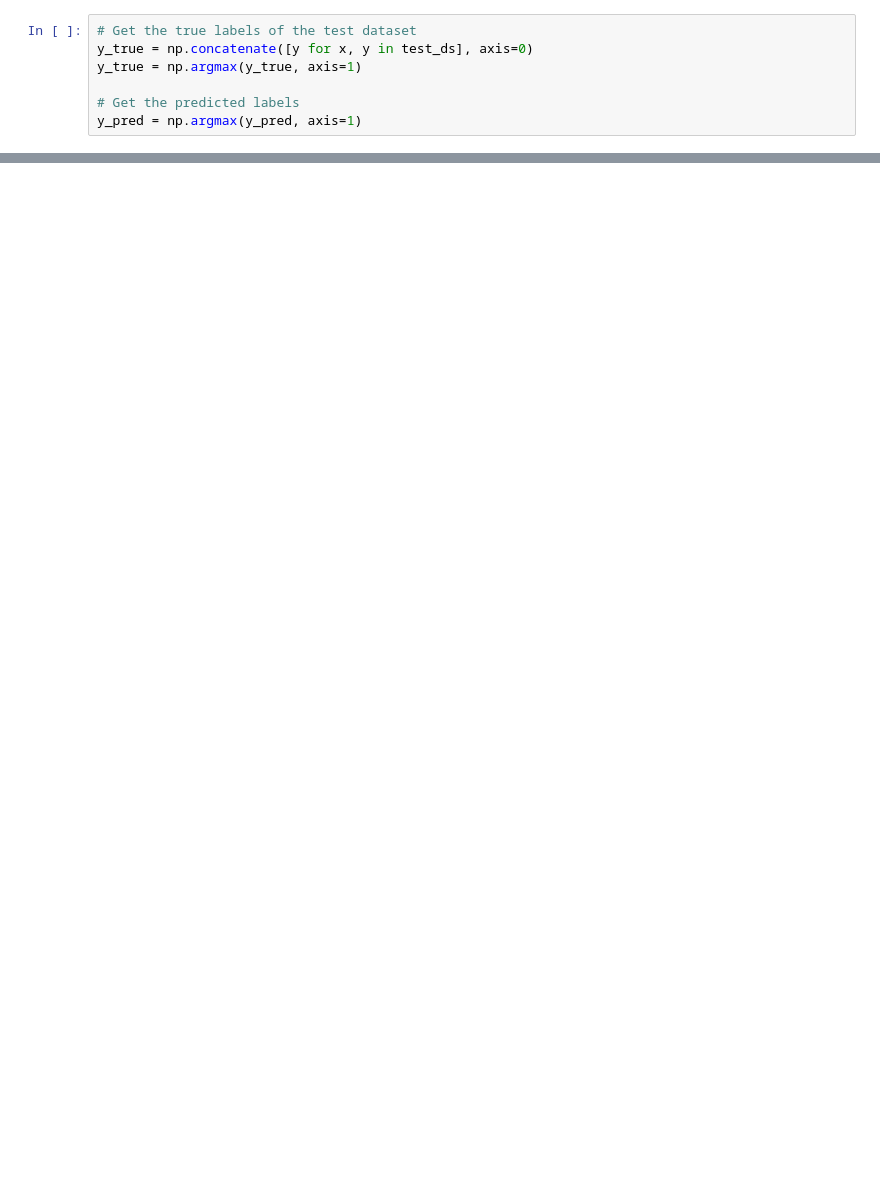
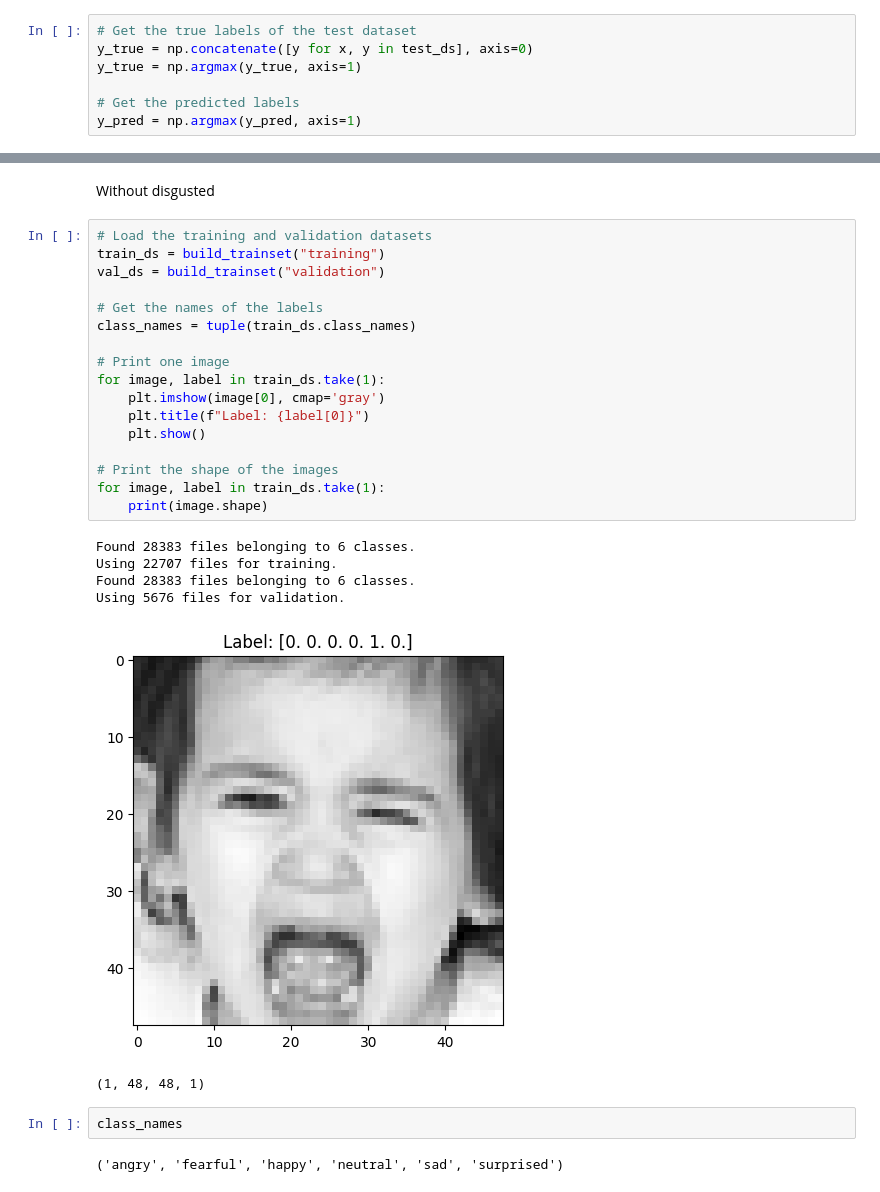
Before and after one commit to JoeyBowman/AppML-Final-Project-2024, a Jupyter notebook: EfficientNet_V4.ipynb, the cells around one changed output, grey strips where cells are left out. Cells and saved outputs as stored; diff of their text form; blank space fills up the shorter version.

```diff
--- a/EfficientNet_V4.ipynb
+++ b/EfficientNet_V4.ipynb
@@ -379,0 +390,30 @@ for image, label in test_ds.take(1):
+# %% [markdown]
+Without disgusted
+# %%
+# Load the training and validation datasets
+train_ds = build_trainset("training")
+val_ds = build_trainset("validation")
+
+# Get the names of the labels
+class_names = tuple(train_ds.class_names)
+
+# Print one image
+for image, label in train_ds.take(1):
+    plt.imshow(image[0], cmap='gray')
+    plt.title(f"Label: {label[0]}")
+    plt.show()
+
+# Print the shape of the images
+for image, label in train_ds.take(1):
+    print(image.shape)
+# %% [output]
+Found 28383 files belonging to 6 classes.
+Using 22707 files for training.
+Found 28383 files belonging to 6 classes.
+Using 5676 files for validation.
+[figure, added]
+(1, 48, 48, 1)
+# %%
+class_names
+# %% [output]
+('angry', 'fearful', 'happy', 'neutral', 'sad', 'surprised')
```
Also changed, not shown: parts of 33 cells of this notebook.
